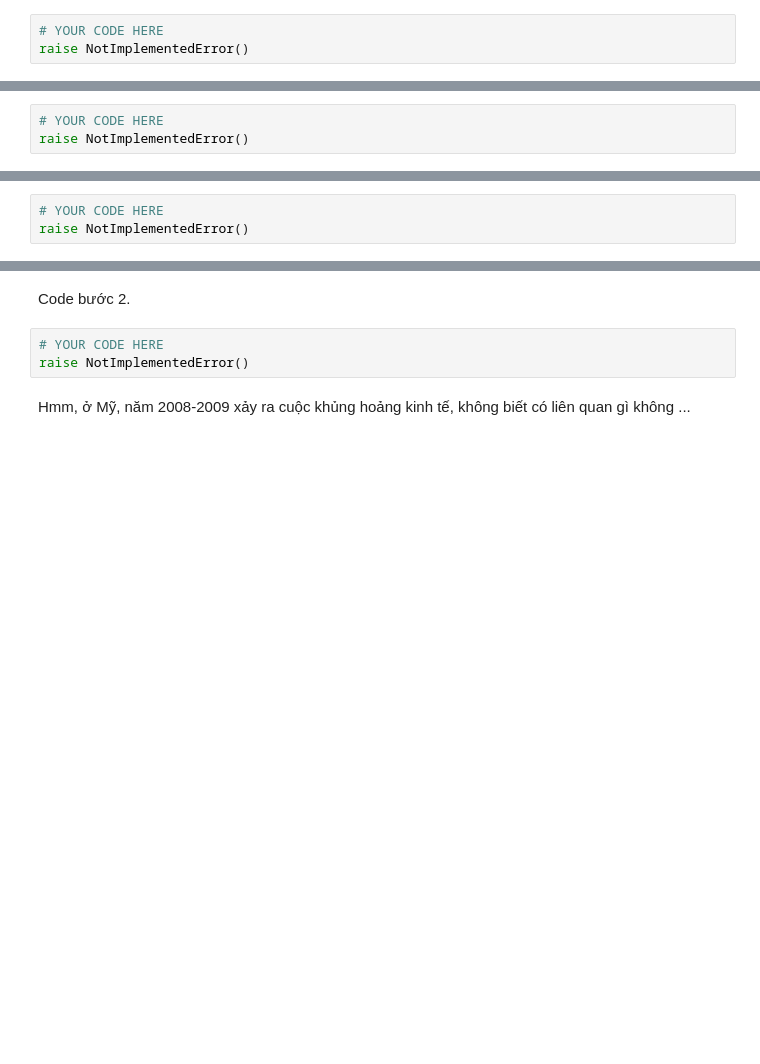
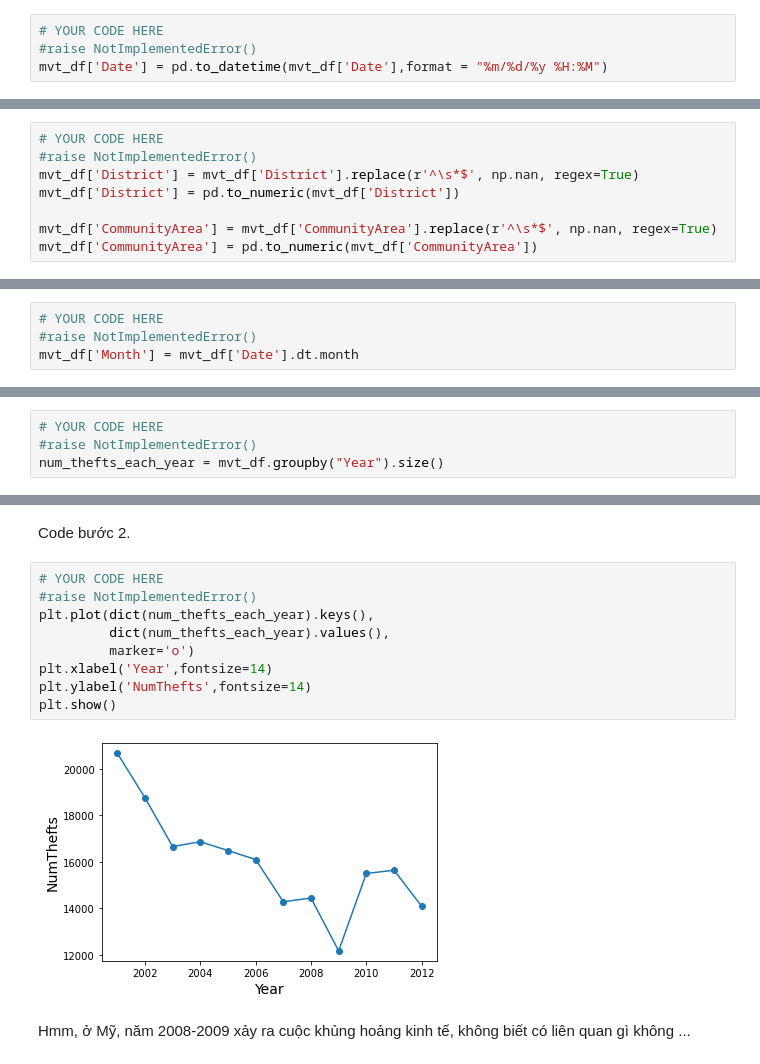
Before and after one commit to nnutrang/DS, a Jupyter notebook: HW3-20211227T072402Z-001/HW3/HW3.ipynb, the cells around one changed output, grey strips where cells are left out. Cells and saved outputs as stored; diff of their text form; blank space fills up the shorter version.

```diff
--- a/HW3-20211227T072402Z-001/HW3/HW3.ipynb
+++ b/HW3-20211227T072402Z-001/HW3/HW3.ipynb
@@ -199,7 +201,8 @@ assert open_object_dtype(mvt_df['CommunityArea']) == {str, float}
 Bạn hãy chuyển `dtype` của cột "Date" sang kiểu dữ liệu thời gian (sau khi làm xong thì cột "Date" trong `mvt_df` phải thay đổi `dtype`). Gợi ý: bạn có thể dùng câu lệnh `pd.to_datetime`; khi dùng `pd.to_datetime`, bạn truyền giá trị phù hợp cho tham số `format` (nếu không thì sẽ chạy rất chậm vì Pandas phải đoán format).
 # %%
 # YOUR CODE HERE
-raise NotImplementedError()
+#raise NotImplementedError()
+mvt_df['Date'] = pd.to_datetime(mvt_df['Date'],format = "%m/%d/%y %H:%M")
 # %%
 # TEST
 # Nếu dtype của cột "Date" đã được chuyển sang datetime thì phải dùng được .dt.
@@ -213,0 +214,8 @@ raise NotImplementedError()
+# %%
+# YOUR CODE HERE
+#raise NotImplementedError()
+mvt_df['District'] = mvt_df['District'].replace(r'^\s*$', np.nan, regex=True)
+mvt_df['District'] = pd.to_numeric(mvt_df['District'])
+
+mvt_df['CommunityArea'] = mvt_df['CommunityArea'].replace(r'^\s*$', np.nan, regex=True)
+mvt_df['CommunityArea'] = pd.to_numeric(mvt_df['CommunityArea'])
@@ -323,7 +364,8 @@ Trong đồ án cuối kỳ, bạn sẽ phải suy nghĩ để đưa ra các câ
 Trong các câu hỏi ở trên, có câu cần đến thông tin về tháng của vụ phạm tội. Do đó, trước khi phân tích để trả lời cho các câu hỏi, bạn hãy tiền xử lý bằng cách thêm cột "Month" (tháng xảy ra vụ phạm tội) vào `mvt_df`. Sau khi thêm thì `mvt_df` phải thay đổi.
 # %%
 # YOUR CODE HERE
-raise NotImplementedError()
+#raise NotImplementedError()
+mvt_df['Month'] = mvt_df['Date'].dt.month
 # %%
 # TEST
 assert mvt_df['Month'].min() == 1
@@ -342,16 +384,25 @@ assert mvt_df['Month'].max() == 12
 Code bước 1.
 # %%
 # YOUR CODE HERE
-raise NotImplementedError()
+#raise NotImplementedError()
+num_thefts_each_year = mvt_df.groupby("Year").size()
 # %%
 # TEST
 assert num_thefts_each_year.loc[2001] == 20669
 assert num_thefts_each_year.loc[2012] == 14092
 # %% [markdown]
 Code bước 2.
-# %%
-# YOUR CODE HERE
-raise NotImplementedError()
+# %%
+# YOUR CODE HERE
+#raise NotImplementedError()
+plt.plot(dict(num_thefts_each_year).keys(),
+         dict(num_thefts_each_year).values(),
+         marker='o')
+plt.xlabel('Year',fontsize=14)
+plt.ylabel('NumThefts',fontsize=14)
+plt.show()
+# %% [output]
+[figure, added]
 # %% [markdown]
 Hmm, ở Mỹ, năm 2008-2009 xảy ra cuộc khủng hoảng kinh tế, không biết có liên quan gì không ...
 # %% [markdown]
```
Also changed, not shown: parts of 24 cells of this notebook, 6 other files.
